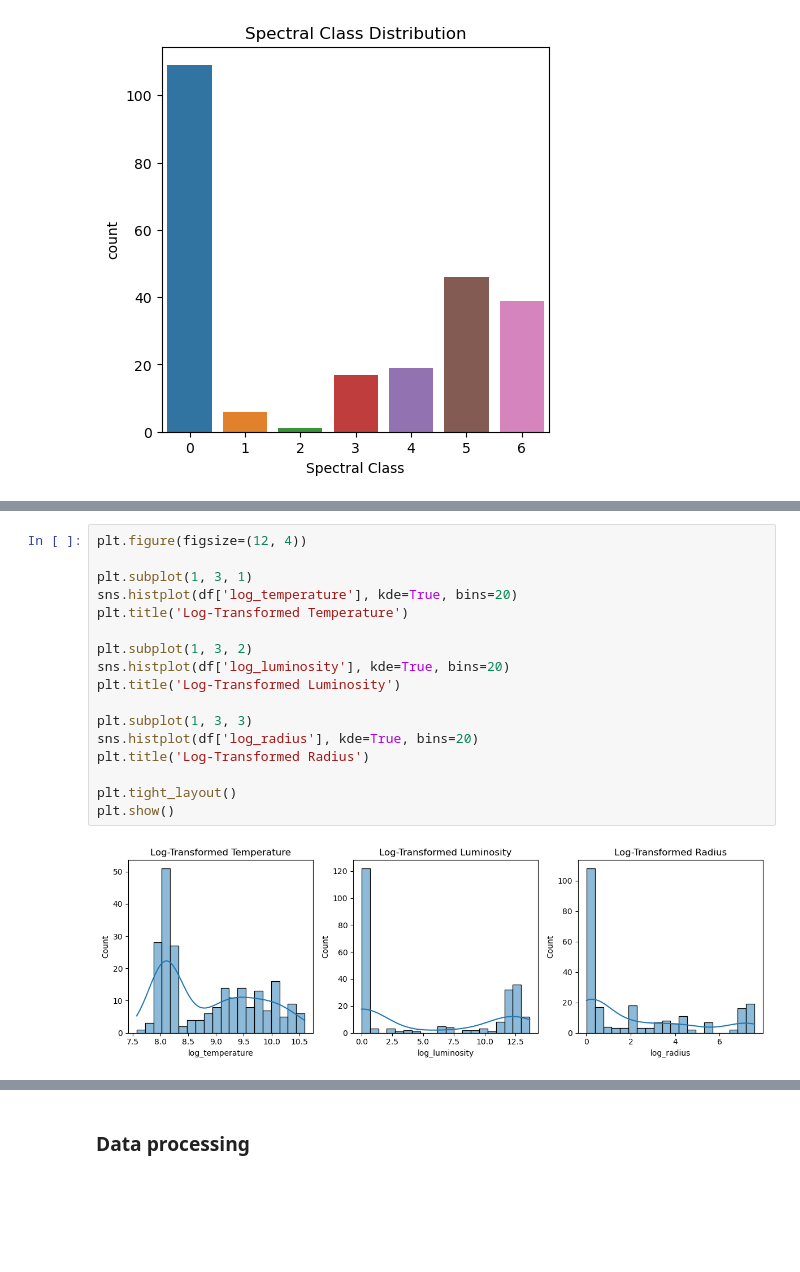
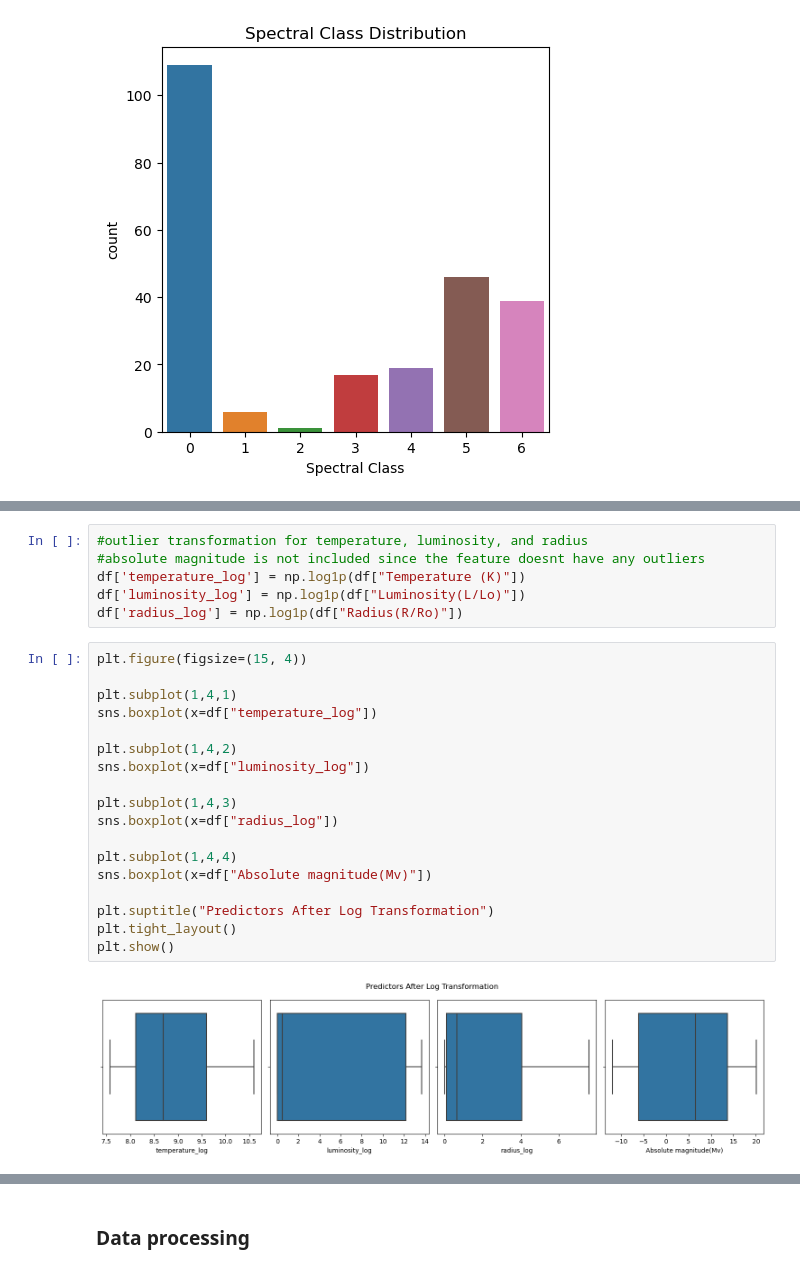
Before and after one commit to Sunnyshio/Spectral-Classification-of-a-Star, a Jupyter notebook: Spectral_classification_of_a_star.ipynb, the cells around one changed output, grey strips where cells are left out. Cells and saved outputs as stored; diff of their text form; blank space fills up the shorter version.

```diff
--- a/Spectral_classification_of_a_star.ipynb
+++ b/Spectral_classification_of_a_star.ipynb
@@ -274,19 +251,26 @@ Accuracy: 0.83
+# %%
+#outlier transformation for temperature, luminosity, and radius
+#absolute magnitude is not included since the feature doesnt have any outliers
+df['temperature_log'] = np.log1p(df["Temperature (K)"])
+df['luminosity_log'] = np.log1p(df["Luminosity(L/Lo)"])
+df['radius_log'] = np.log1p(df["Radius(R/Ro)"])
 # %%
-plt.figure(figsize=(12, 4))
+plt.figure(figsize=(15, 4))
 
-plt.subplot(1, 3, 1)
-sns.histplot(df['log_temperature'], kde=True, bins=20)
-plt.title('Log-Transformed Temperature')
+plt.subplot(1,4,1)
+sns.boxplot(x=df["temperature_log"])
 
-plt.subplot(1, 3, 2)
-sns.histplot(df['log_luminosity'], kde=True, bins=20)
-plt.title('Log-Transformed Luminosity')
+plt.subplot(1,4,2)
+sns.boxplot(x=df["luminosity_log"])
 
-plt.subplot(1, 3, 3)
-sns.histplot(df['log_radius'], kde=True, bins=20)
-plt.title('Log-Transformed Radius')
+plt.subplot(1,4,3)
+sns.boxplot(x=df["radius_log"])
 
+plt.subplot(1,4,4)
+sns.boxplot(x=df["Absolute magnitude(Mv)"])
+
+plt.suptitle("Predictors After Log Transformation")
 plt.tight_layout()
 plt.show()
 # %% [output]
-[figure, old version]
+[figure, new version]
```
Also changed, not shown: parts of 8 cells of this notebook.
